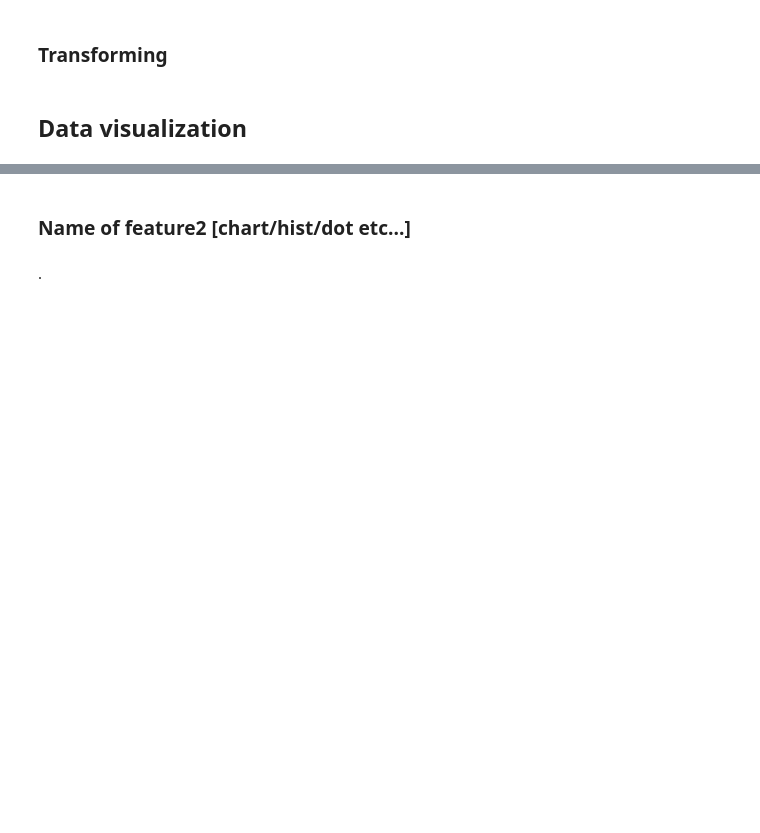
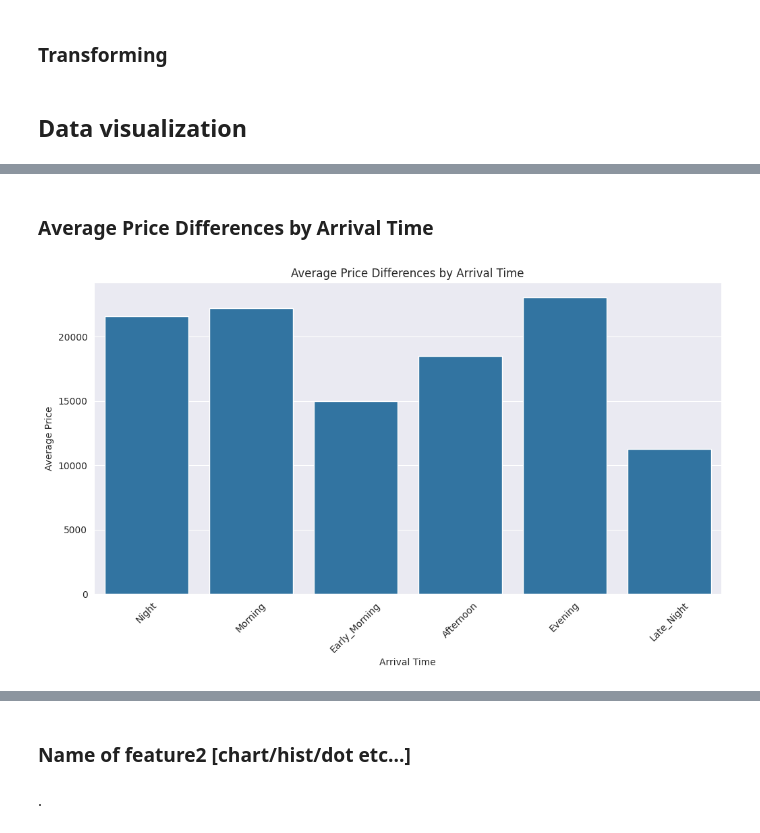
Before and after one commit to Pyame/Flight-Price-Prediction, a Jupyter notebook: main.ipynb, the cells around one changed output, grey strips where cells are left out. Saved outputs shown, nothing was run; the diff lists cells and outputs as text; code cells hidden in the pictures; blank space fills up the shorter version.

```diff
--- a/main.ipynb
+++ b/main.ipynb
@@ -121,0 +146,12 @@ df_economy.drop_duplicates()
+# %% [markdown]
+### Average Price Differences by Arrival Time
+# %%
+plt.figure(figsize=(12, 6))
+sns.barplot(x='arrival_time', y='price', data=df_clean, estimator=np.mean, errorbar=None)
+plt.xlabel('Arrival Time')
+plt.ylabel('Average Price')
+plt.title('Average Price Differences by Arrival Time')
+plt.xticks(rotation=45)
+plt.show()
+# %% [output]
+[figure, added]
```
Also changed, not shown: parts of 8 cells of this notebook.
